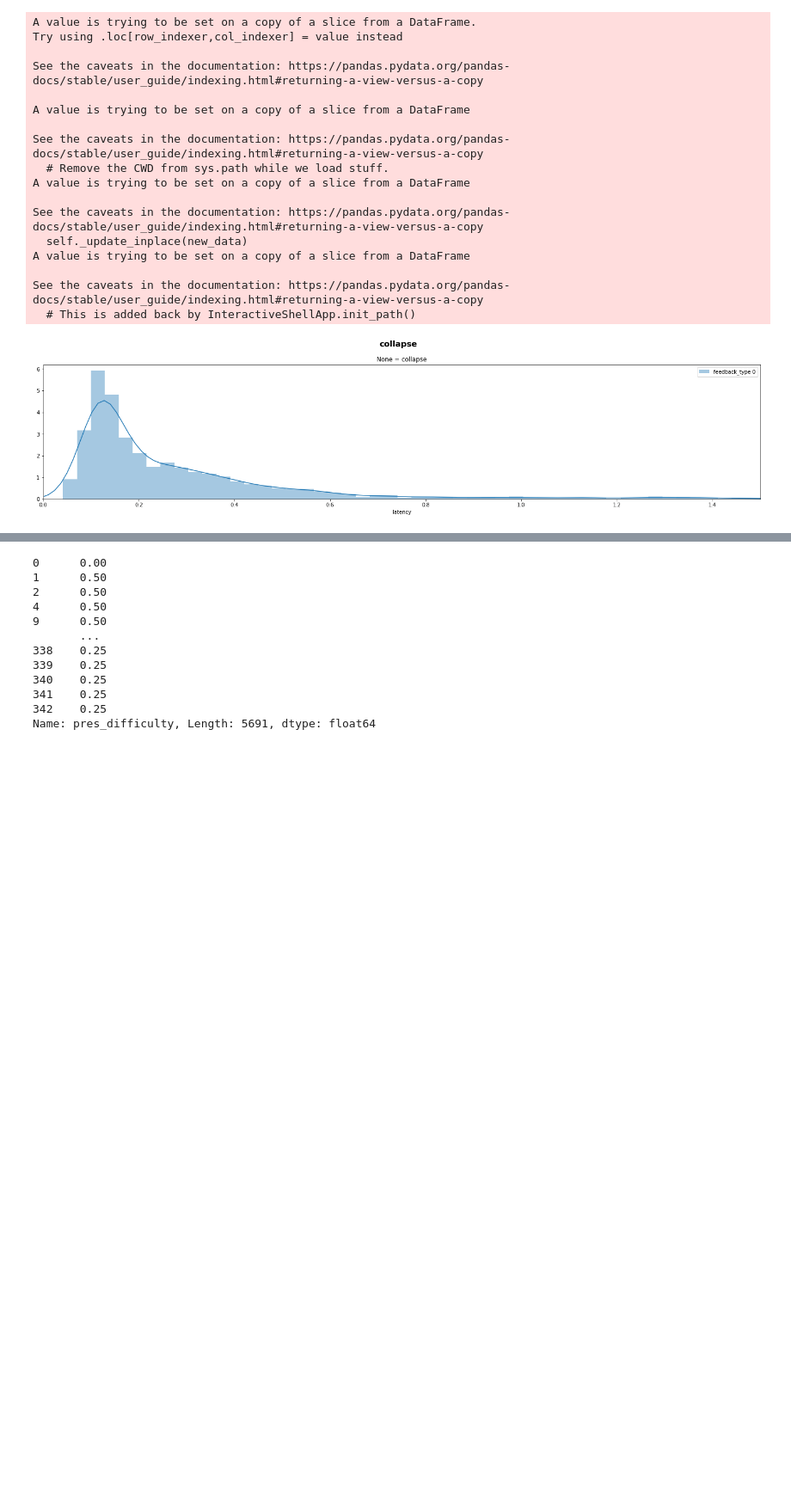
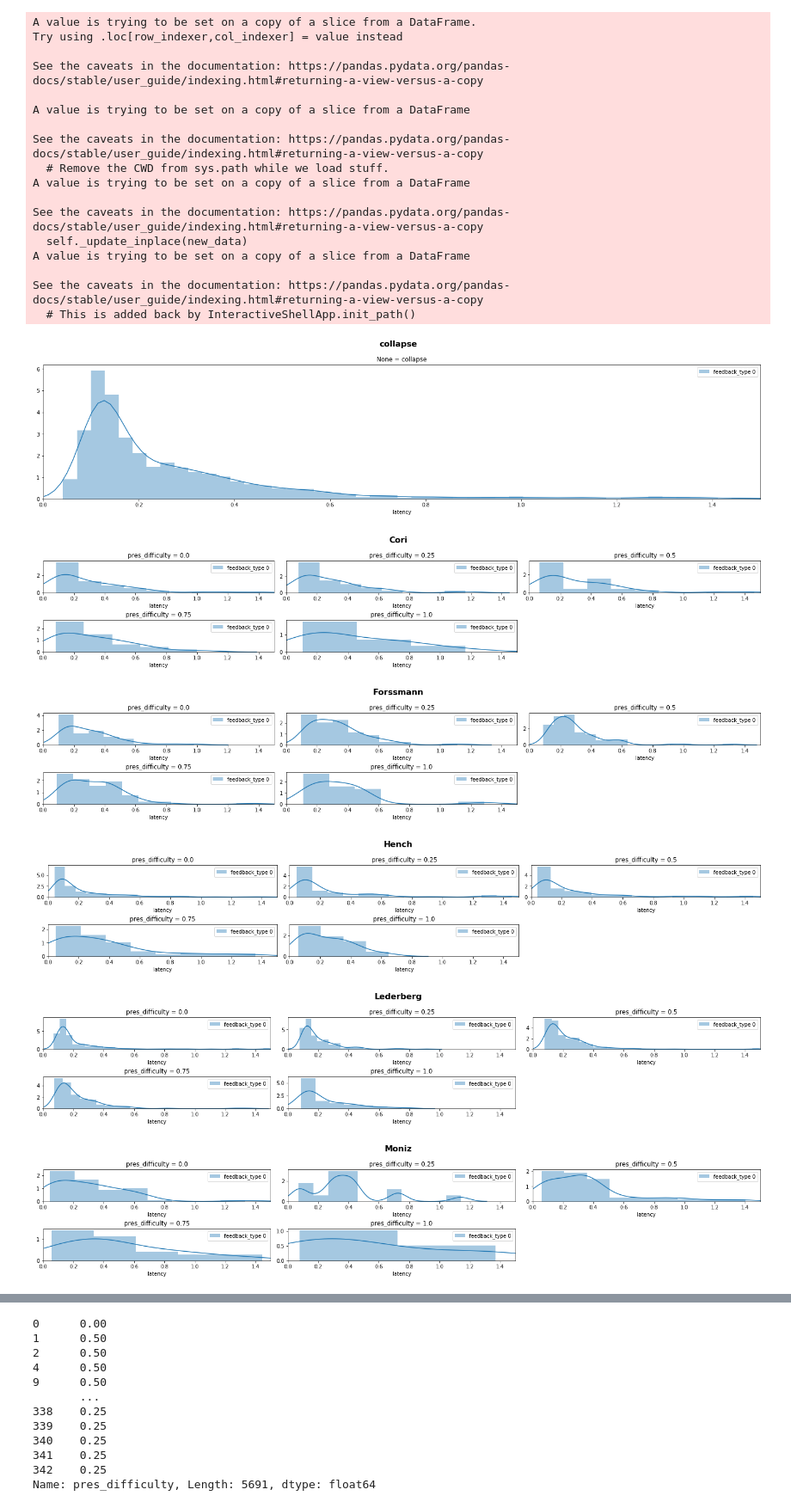
Before and after one commit to jordanlei/neuromatch-project, a Jupyter notebook: histogram_generator.ipynb, the cells around one changed output, grey strips where cells are left out. Shown at 86% size. Cells and saved outputs as stored; diff of their text form; code cells hidden in the pictures; blank space fills up the shorter version.

```diff
--- a/histogram_generator.ipynb
+++ b/histogram_generator.ipynb
@@ -121,7 +121,12 @@ def create_histogram(df, measure='latency',feedback_type=1,split_fig=None,split_
         plt.show()
 # %%
 create_histogram(df)
-create_histogram(df,feedback_type=None,split_fig='mouse_name',split_sub='pres_difficulty')
+create_histogram(df,feedback_type=1,split_fig='mouse_name',split_sub='pres_difficulty')
 # create_histogram(df,split_plot='mode')
 # %% [output]
 [figure]
+[figure, added]
+[figure, added]
+[figure, added]
+[figure, added]
+[figure, added]
```
Also changed, not shown: parts of 1 cell of this notebook.
